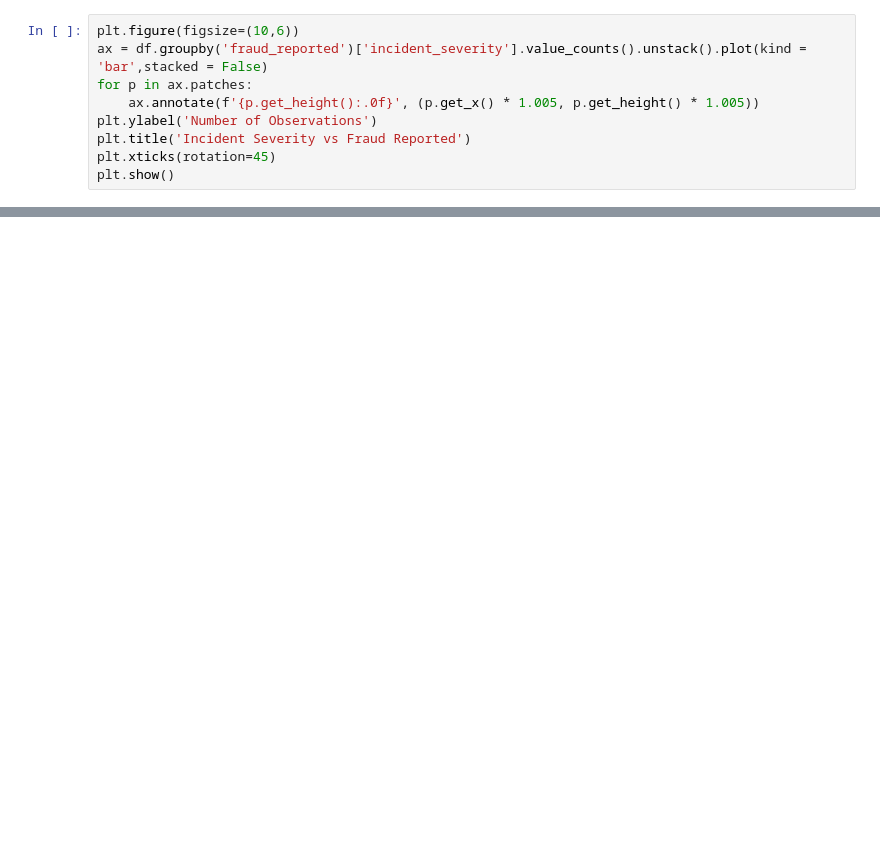
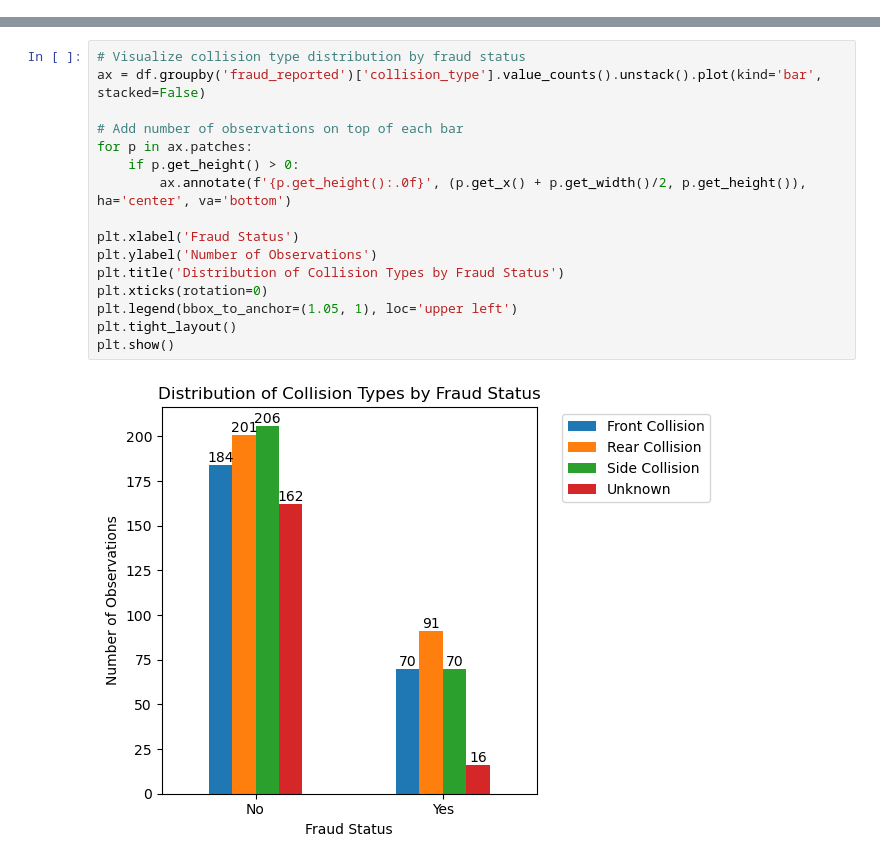
Before and after one commit to oaj1/Insurance_Claims, a Jupyter notebook: Insurance_Claims_IncidentCharacteristicsEDA.ipynb, the cells around one changed output, grey strips where cells are left out. Drawn from its saved outputs; the diff is of its cells as text; blank space fills up the shorter version.

```diff
--- a/Insurance_Claims_IncidentCharacteristicsEDA.ipynb
+++ b/Insurance_Claims_IncidentCharacteristicsEDA.ipynb
@@ -184,9 +159,0 @@ Name: count, dtype: int64
-# %%
-plt.figure(figsize=(10,6))
-ax = df.groupby('fraud_reported')['incident_severity'].value_counts().unstack().plot(kind = 'bar',stacked = False)
-for p in ax.patches:
-    ax.annotate(f'{p.get_height():.0f}', (p.get_x() * 1.005, p.get_height() * 1.005))
-plt.ylabel('Number of Observations')
-plt.title('Incident Severity vs Fraud Reported')
-plt.xticks(rotation=45)
-plt.show()
@@ -196 +174,19 @@ plt.show()
+# %%
+# Visualize collision type distribution by fraud status
+ax = df.groupby('fraud_reported')['collision_type'].value_counts().unstack().plot(kind='bar', stacked=False)
+
+# Add number of observations on top of each bar
+for p in ax.patches:
+    if p.get_height() > 0:
+        ax.annotate(f'{p.get_height():.0f}', (p.get_x() + p.get_width()/2, p.get_height()), ha='center', va='bottom')
+
+plt.xlabel('Fraud Status')
+plt.ylabel('Number of Observations')
+plt.title('Distribution of Collision Types by Fraud Status')
+plt.xticks(rotation=0)
+plt.legend(bbox_to_anchor=(1.05, 1), loc='upper left')
+plt.tight_layout()
+plt.show()
+# %% [output]
+[figure, added]
 # %% [markdown]
```
Also changed, not shown: parts of 22 cells of this notebook, 4 other files.
